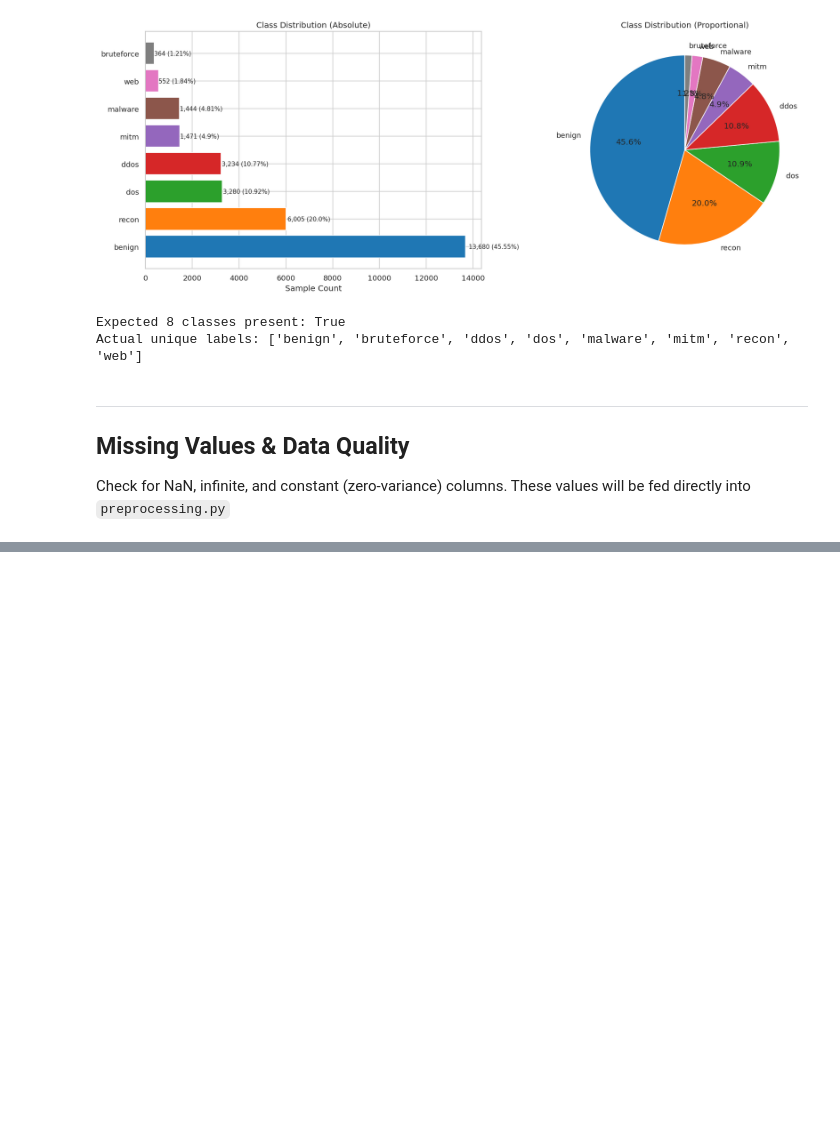
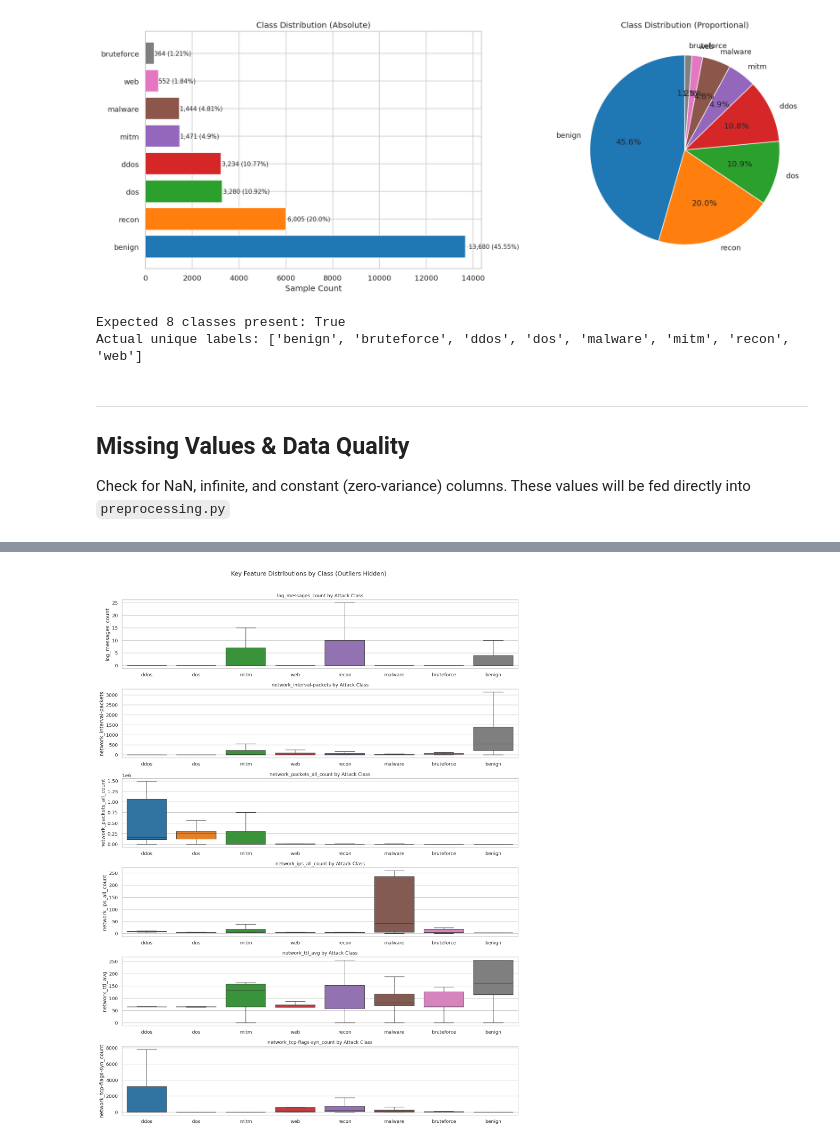
Before and after one commit to CandiceWilliams/federated-iiot-ids-thesis, a Jupyter notebook: notebooks/EDA.ipynb, the cells around one changed output, grey strips where cells are left out. Drawn from its saved outputs; the diff is of its cells as text; code cells hidden in the pictures; blank space fills up the shorter version.

```diff
--- a/notebooks/EDA.ipynb
+++ b/notebooks/EDA.ipynb
@@ -249,0 +480,30 @@ else:
+# %%
+key_features = [
+    "log_messages_count",
+    "network_interval-packets",
+    "network_packets_all_count",
+    "network_ips_all_count",
+    "network_ttl_avg",
+    "network_tcp-flags-syn_count",
+]
+key_features = [f for f in key_features if f in df.columns]
+
+if key_features:
+    fig, axes = plt.subplots(len(key_features), 1, figsize=(14, len(key_features) * 3))
+    if len(key_features) == 1:
+        axes = [axes]
+
+    for i, col in enumerate(key_features):
+        sns.boxplot(data=df, x=LABEL_COL, y=col, ax=axes[i],
+                    showfliers=False, palette="tab10")
+        axes[i].set_title(f"{col} by Attack Class", fontsize=11)
+        axes[i].set_xlabel("")
+
+    plt.suptitle("Key Feature Distributions by Class (Outliers Hidden)", fontsize=14, y=1.01)
+    plt.tight_layout()
+    plt.savefig("../results/eda_boxplots_by_class.png", bbox_inches="tight")
+    plt.show()
+else:
+    print("Could not find key feature columns — update the list above to match your CSV headers.")
+# %% [output]
+[figure, added]
```
Also changed, not shown: parts of 26 cells of this notebook, 7 other files.
